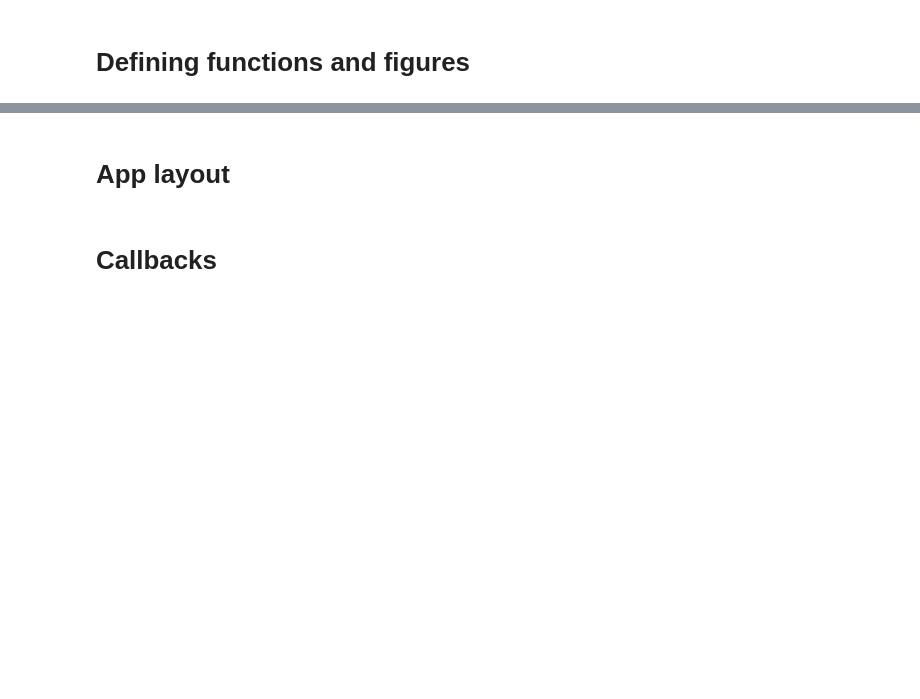
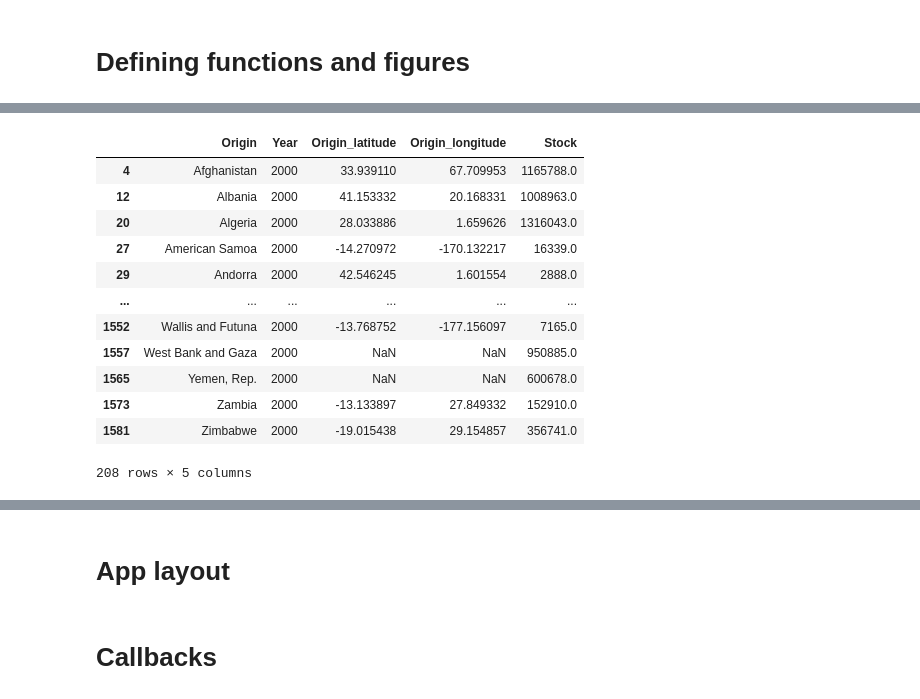
Before and after one commit to Rajk-Network-Science/network_2021_spring, a Jupyter notebook: kurzushetvege/migracio_app_prototype.ipynb, the cells around one changed output, grey strips where cells are left out. Cells and saved outputs as stored; diff of their text form; code cells hidden in the pictures; blank space fills up the shorter version.

```diff
--- a/kurzushetvege/migracio_app_prototype.ipynb
+++ b/kurzushetvege/migracio_app_prototype.ipynb
@@ -108,0 +116,16 @@ from gyenes_vizu import generate_data, graf_vizu
+# %%
+nodes.loc[nodes.Year == 2000]
+# %% [output]
+|  | Origin | Year | Origin_latitude | Origin_longitude | Stock |
+| 4 | Afghanistan | 2000 | 33.939110 | 67.709953 | 1165788.0 |
+| 12 | Albania | 2000 | 41.153332 | 20.168331 | 1008963.0 |
+| 20 | Algeria | 2000 | 28.033886 | 1.659626 | 1316043.0 |
+| 27 | American Samoa | 2000 | -14.270972 | -170.132217 | 16339.0 |
+| 29 | Andorra | 2000 | 42.546245 | 1.601554 | 2888.0 |
+| ... | ... | ... | ... | ... | ... |
+| 1552 | Wallis and Futuna | 2000 | -13.768752 | -177.156097 | 7165.0 |
+| 1557 | West Bank and Gaza | 2000 | NaN | NaN | 950885.0 |
+| 1565 | Yemen, Rep. | 2000 | NaN | NaN | 600678.0 |
+| 1573 | Zambia | 2000 | -13.133897 | 27.849332 | 152910.0 |
+| 1581 | Zimbabwe | 2000 | -19.015438 | 29.154857 | 356741.0 |
+208 rows × 5 columns
```
Also changed, not shown: parts of 11 cells of this notebook, 4 other files.
